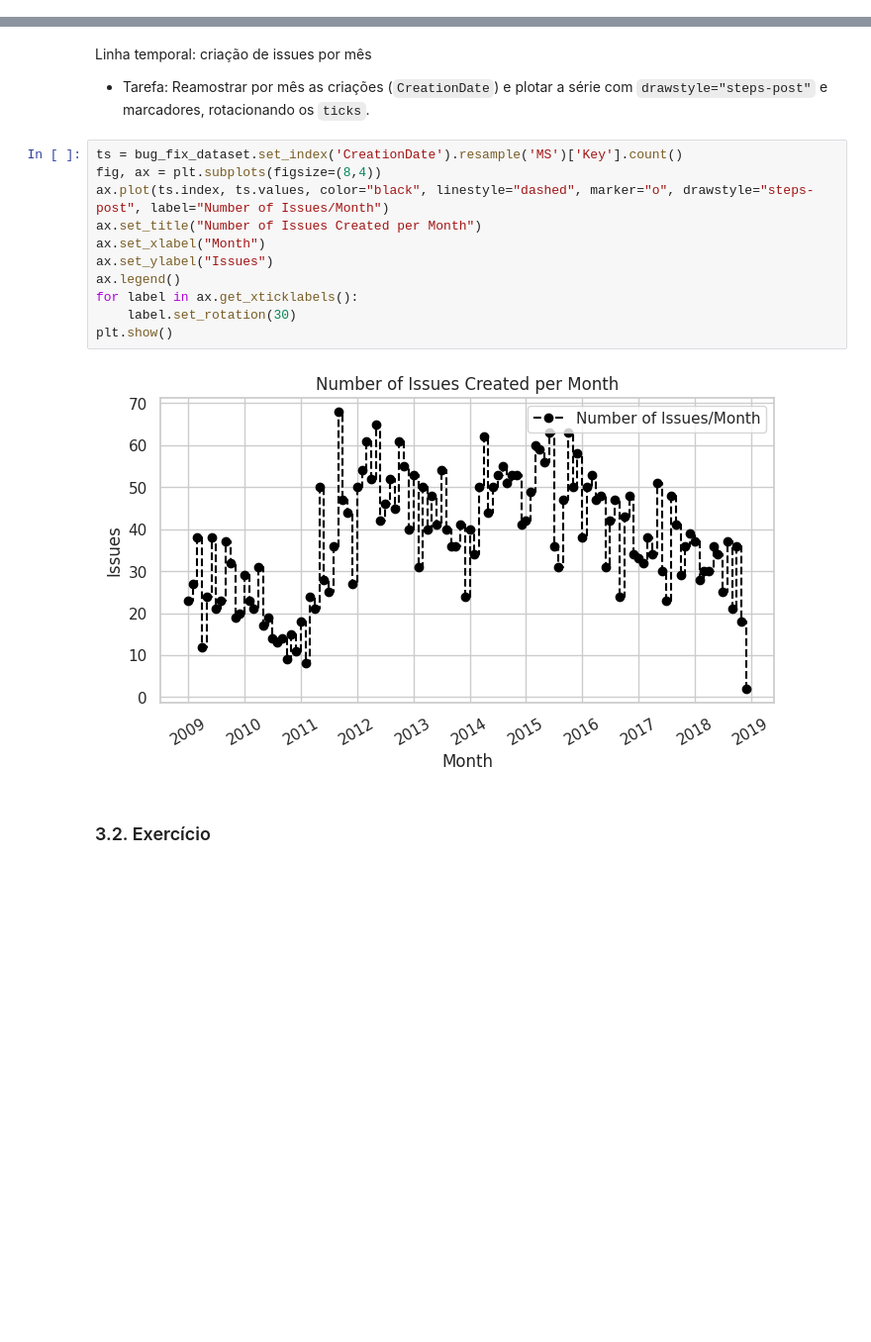
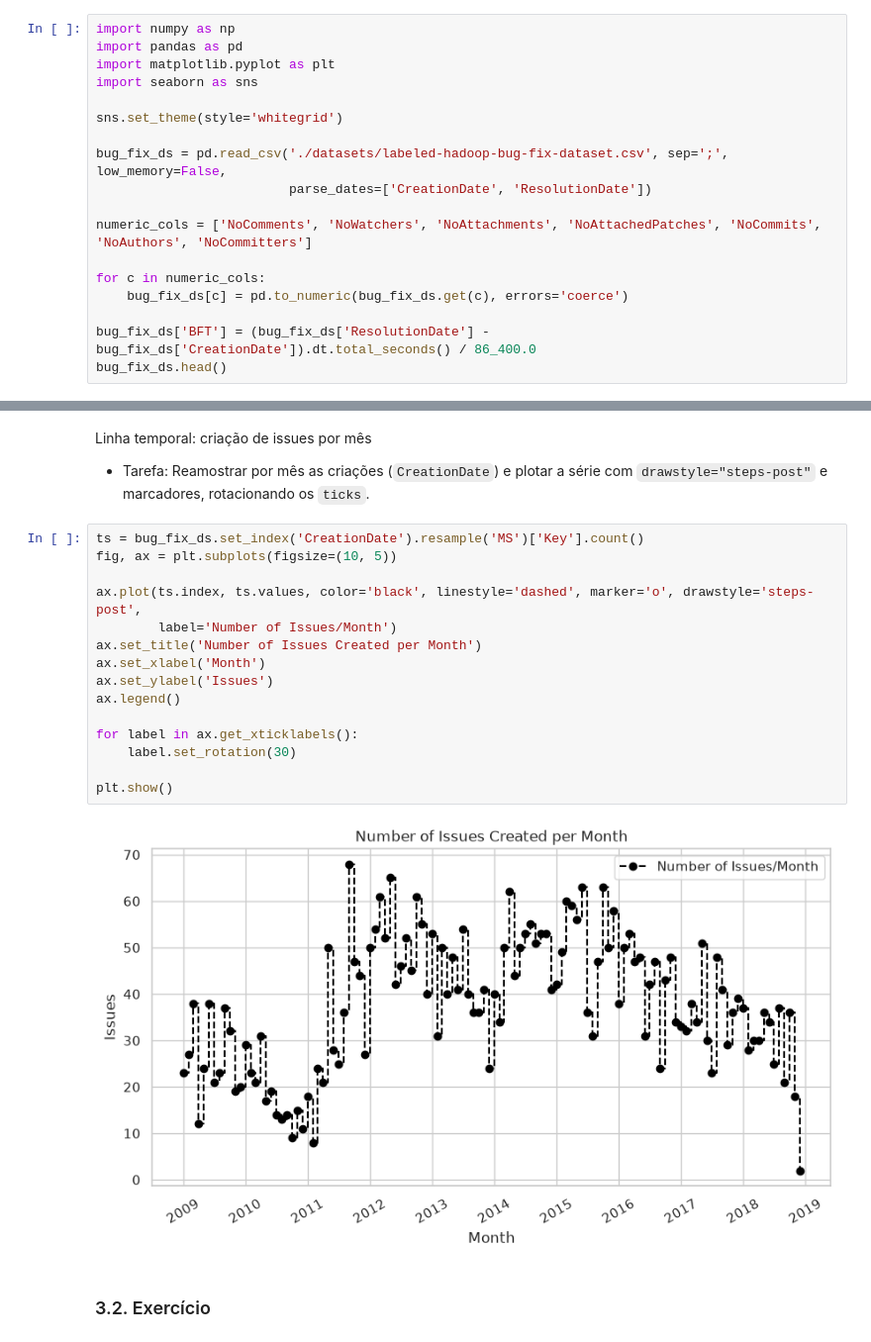
Before and after one commit to Somutt/revisao_py, a Jupyter notebook: 01_python_fundamentals/module06.ipynb, the cells around one changed output, grey strips where cells are left out. Shown at 99% size. Saved outputs shown, nothing was run; the diff lists cells and outputs as text; blank space fills up the shorter version.

Commit message:
chore (module6) exercicios plot

```diff
--- a/01_python_fundamentals/module06.ipynb
+++ b/01_python_fundamentals/module06.ipynb
@@ -827,0 +777,18 @@ None
+# %%
+import numpy as np
+import pandas as pd
+import matplotlib.pyplot as plt
+import seaborn as sns
+
+sns.set_theme(style='whitegrid')
+
+bug_fix_ds = pd.read_csv('./datasets/labeled-hadoop-bug-fix-dataset.csv', sep=';', low_memory=False,
+                         parse_dates=['CreationDate', 'ResolutionDate'])
+
+numeric_cols = ['NoComments', 'NoWatchers', 'NoAttachments', 'NoAttachedPatches', 'NoCommits', 'NoAuthors', 'NoCommitters']
+
+for c in numeric_cols:
+    bug_fix_ds[c] = pd.to_numeric(bug_fix_ds.get(c), errors='coerce')
+
+bug_fix_ds['BFT'] = (bug_fix_ds['ResolutionDate'] - bug_fix_ds['CreationDate']).dt.total_seconds() / 86_400.0
+bug_fix_ds.head()
@@ -831,19 +826,23 @@ None
 Linha temporal: criação de issues por mês
 
 - Tarefa: Reamostrar por mês as criações (`CreationDate`) e plotar a série com `drawstyle="steps-post"` e marcadores, rotacionando os `ticks`.
-# %%
-ts = bug_fix_dataset.set_index('CreationDate').resample('MS')['Key'].count()
-fig, ax = plt.subplots(figsize=(8,4))
-ax.plot(ts.index, ts.values, color="black", linestyle="dashed", marker="o", drawstyle="steps-post", label="Number of Issues/Month")
-ax.set_title("Number of Issues Created per Month")
-ax.set_xlabel("Month")
-ax.set_ylabel("Issues")
-ax.legend()
-for label in ax.get_xticklabels():
-    label.set_rotation(30)
-plt.show()
-# %% [output]
-[figure, removed]
+# %%
+ts = bug_fix_ds.set_index('CreationDate').resample('MS')['Key'].count()
+fig, ax = plt.subplots(figsize=(10, 5))
+
+ax.plot(ts.index, ts.values, color='black', linestyle='dashed', marker='o', drawstyle='steps-post',
+        label='Number of Issues/Month')
+ax.set_title('Number of Issues Created per Month')
+ax.set_xlabel('Month')
+ax.set_ylabel('Issues')
+ax.legend()
+
+for label in ax.get_xticklabels():
+    label.set_rotation(30)
+
+plt.show()
+# %% [output]
+[figure, added]
 # %% [markdown]
 ### 3.2. Exercício
 # %% [markdown]
```
Also changed, not shown: parts of 38 cells of this notebook.
